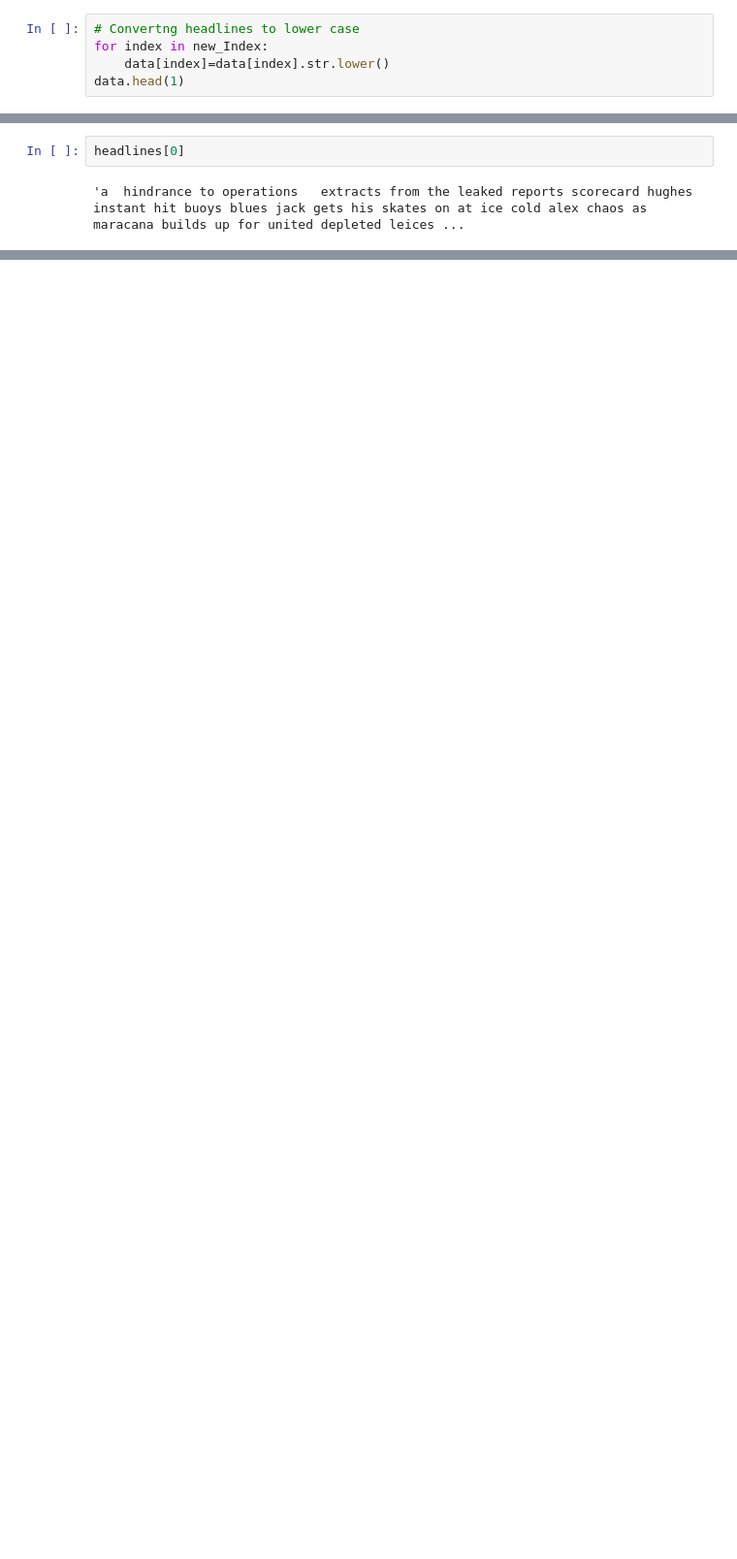
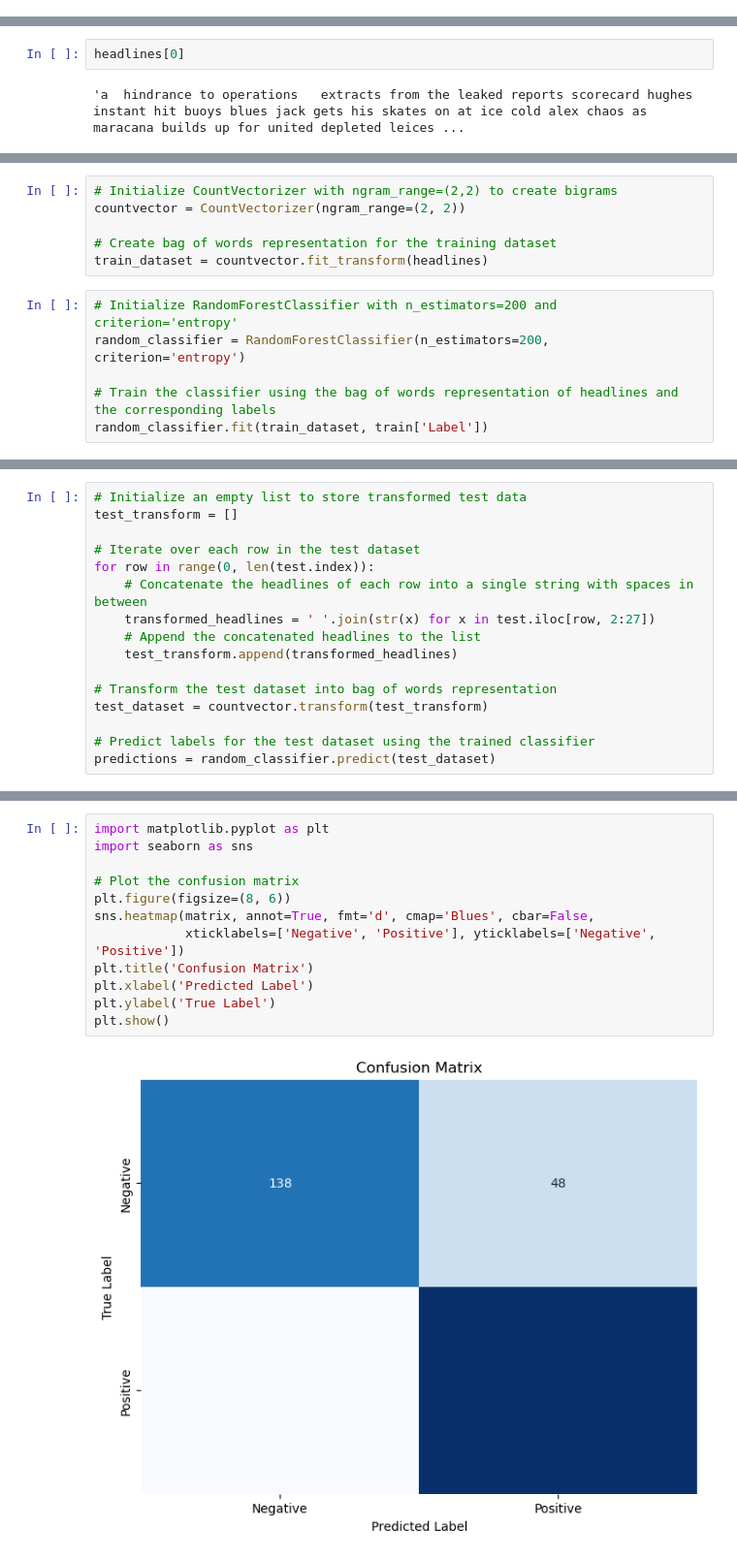
Before and after one commit to krishnaik06/Stock-Sentiment-Analysis, a Jupyter notebook: Stock Sentiment Analysis.ipynb, the cells around one changed output, grey strips where cells are left out. Shown: that part at 97% size. Drawn from its saved outputs; the diff is of its cells as text; blank space fills up the shorter version.

Commit message:
Refined code structure, improved readability, and added visualization of classifier performance

```diff
--- a/Stock Sentiment Analysis.ipynb
+++ b/Stock Sentiment Analysis.ipynb
@@ -35,8 +60,3 @@ data.head(5)
 | 3 | Pilgrim knows how to progress | Thatcher facing ban | McIlroy calls for Irish fighting ... | Leicester bin stadium blueprint | United braced for Mexican wave | Auntie back in fashion even if th... | Shoaib appeal goes to the top | Hussain hurt by shambles but lays... | England s decade of disasters | Revenge is sweet for jubilant Cronje | ... | ... |
 | 4 | Hitches and Horlocks | Beckham off but United survive | Breast cancer screening | Alan Parker | Guardian readers are you all whin... | Hollywood Beyond | Ashes and diamonds | Whingers a formidable minority | Alan Parker part two | Thuggery Toxins and Ties | ... | ... |
 5 rows × 25 columns
-# %%
-# Convertng headlines to lower case
-for index in new_Index:
-    data[index]=data[index].str.lower()
-data.head(1)
@@ -87,0 +101,12 @@ from sklearn.metrics import classification_report,confusion_matrix,accuracy_scor
+# %%
+# Initialize CountVectorizer with ngram_range=(2,2) to create bigrams
+countvector = CountVectorizer(ngram_range=(2, 2))
+
+# Create bag of words representation for the training dataset
+train_dataset = countvector.fit_transform(headlines)
+# %%
+# Initialize RandomForestClassifier with n_estimators=200 and criterion='entropy'
+random_classifier = RandomForestClassifier(n_estimators=200, criterion='entropy')
+
+# Train the classifier using the bag of words representation of headlines and the corresponding labels
+random_classifier.fit(train_dataset, train['Label'])
@@ -88 +115,17 @@ from sklearn.metrics import classification_report,confusion_matrix,accuracy_scor
+# %%
+# Initialize an empty list to store transformed test data
+test_transform = []
+
+# Iterate over each row in the test dataset
+for row in range(0, len(test.index)):
+    # Concatenate the headlines of each row into a single string with spaces in between
+    transformed_headlines = ' '.join(str(x) for x in test.iloc[row, 2:27])
+    # Append the concatenated headlines to the list
+    test_transform.append(transformed_headlines)
+
+# Transform the test dataset into bag of words representation
+test_dataset = countvector.transform(test_transform)
+
+# Predict labels for the test dataset using the trained classifier
+predictions = random_classifier.predict(test_dataset)
 # %%
@@ -106,0 +161,14 @@ weighted avg       0.85      0.84      0.84       378
+# %%
+import matplotlib.pyplot as plt
+import seaborn as sns
+
+# Plot the confusion matrix
+plt.figure(figsize=(8, 6))
+sns.heatmap(matrix, annot=True, fmt='d', cmap='Blues', cbar=False,
+            xticklabels=['Negative', 'Positive'], yticklabels=['Negative', 'Positive'])
+plt.title('Confusion Matrix')
+plt.xlabel('Predicted Label')
+plt.ylabel('True Label')
+plt.show()
+# %% [output]
+[figure, added]
```
Also changed, not shown: parts of 19 cells of this notebook.
